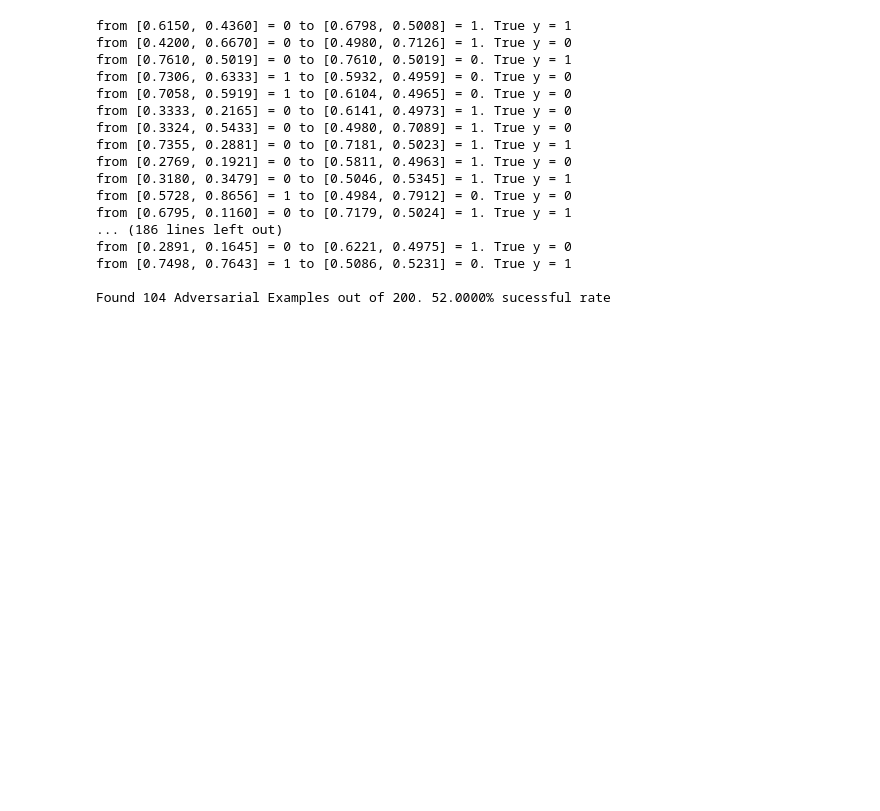
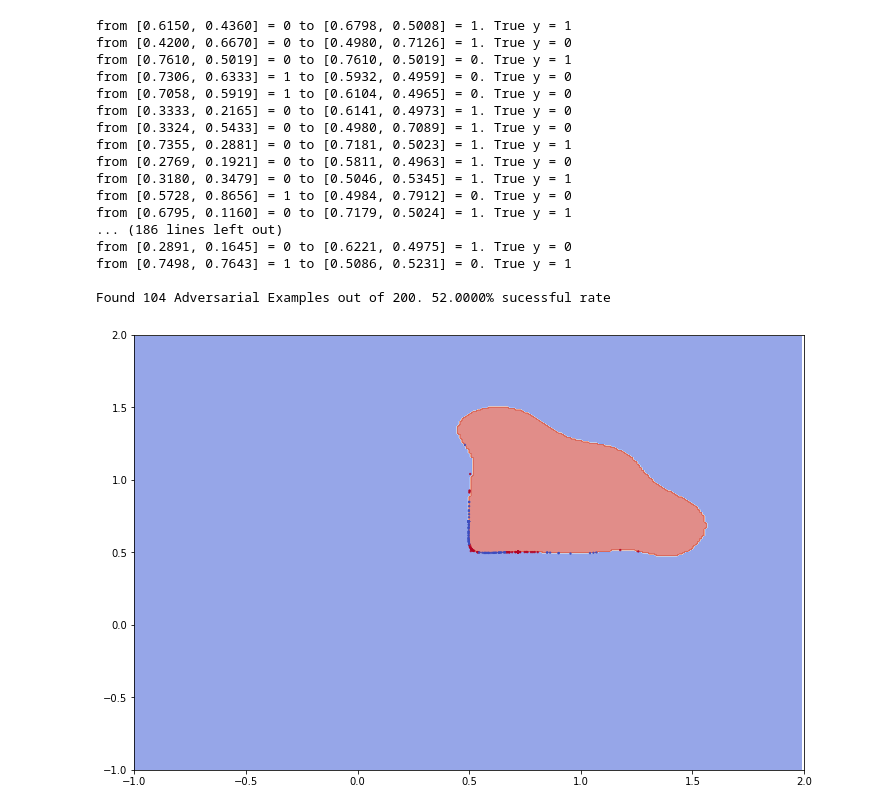
Before and after one commit to changx03/jupyter_tensorflow, a Jupyter notebook: Generating Adversarial Examples.ipynb, the cells around one changed output. Drawn from its saved outputs; the diff is of its cells as text; code cells hidden in the pictures; blank space fills up the shorter version.

Commit message:
added chart

```diff
--- a/Generating Adversarial Examples.ipynb
+++ b/Generating Adversarial Examples.ipynb
@@ -247,3 +247,16 @@ from [0.2891, 0.1645] = 0 to [0.6221, 0.4975] = 1. True y = 0
 from [0.7498, 0.7643] = 1 to [0.5086, 0.5231] = 0. True y = 1
 
 Found 104 Adversarial Examples out of 200. 52.0000% sucessful rate
+# %%
+xx, yy = np.meshgrid(np.arange(x_min, x_max, h), np.arange(x_min, x_max, h))
+Z = model_svm1.predict(np.c_[xx.ravel(), yy.ravel()])
+Z = Z.reshape(xx.shape)
+
+plt.figure(figsize=figsize.tolist())
+plt.contourf(xx, yy, Z, cmap=plt.cm.coolwarm, alpha=0.6)
+plt.scatter(adversarial_examples[:, 0], adversarial_examples[:, 1], c=y_ae_true, marker='.', alpha=0.8, cmap=plt.cm.coolwarm, s=8, edgecolor='face')
+plt.xlim(x_min, x_max)
+plt.ylim(x_min, x_max)
+plt.show()
+# %% [output]
+[figure, added]
```
